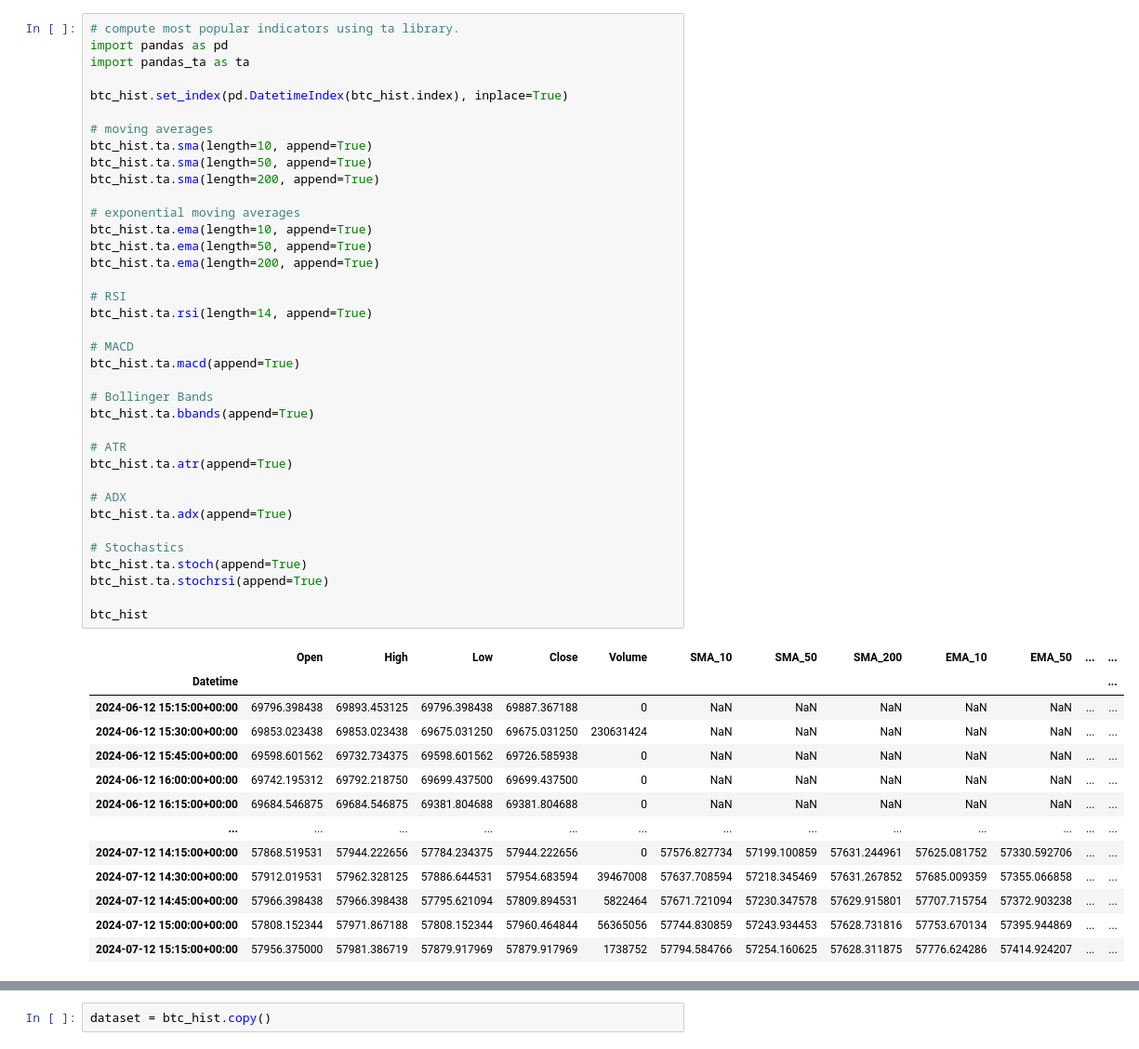
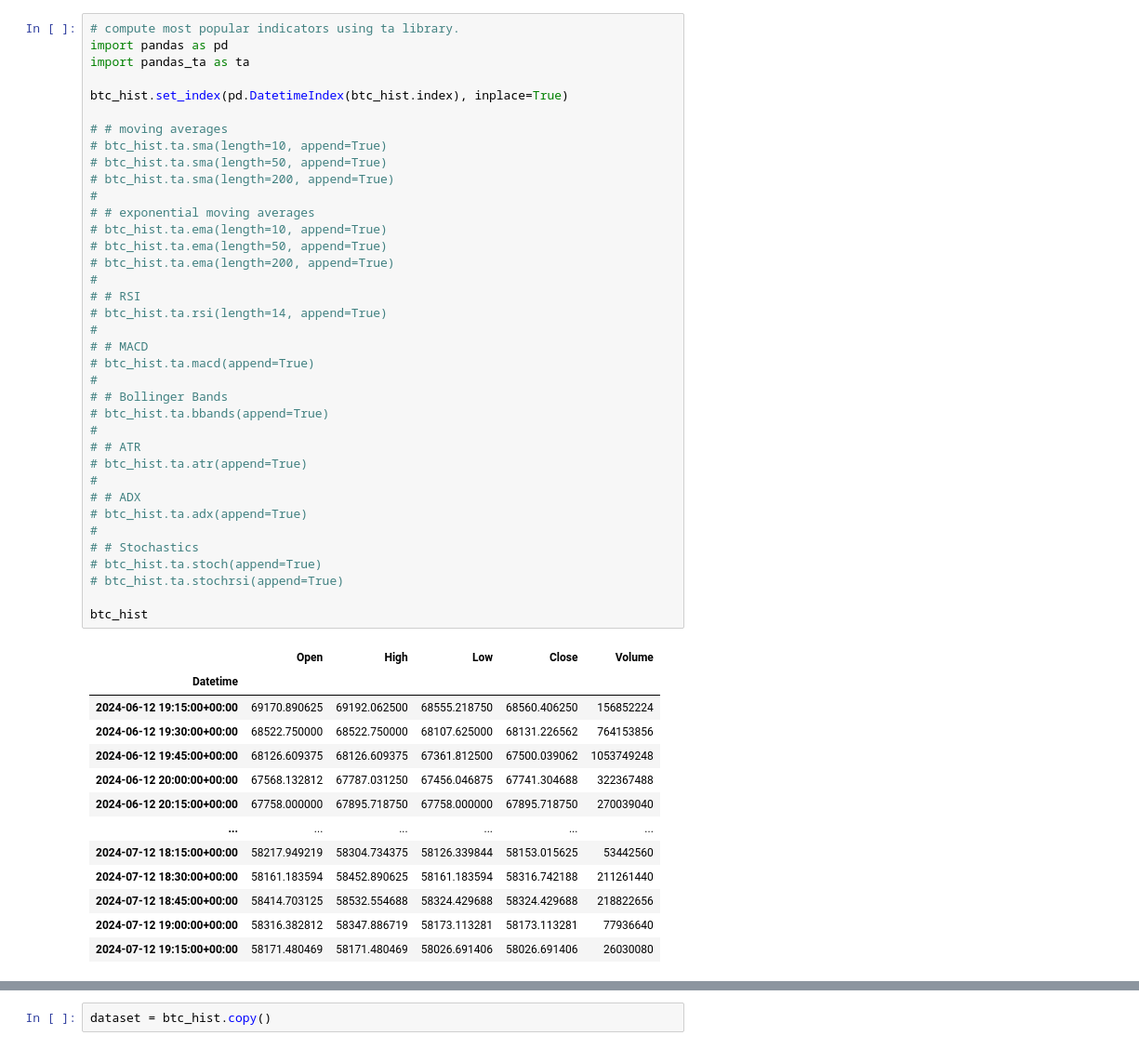
Before and after one commit to TidyMaze/finance, a Jupyter notebook: test.ipynb, the cells around one changed output, grey strips where cells are left out. Shown at 93% size. Cells and saved outputs as stored; diff of their text form.

```diff
--- a/test.ipynb
+++ b/test.ipynb
@@ -35,51 +35,51 @@ mpf.plot(btc_hist[-500:], type='candle', volume=True, title='BTC-USD')
 # %%
 # compute most popular indicators using ta library.
 import pandas as pd
 import pandas_ta as ta
 
 btc_hist.set_index(pd.DatetimeIndex(btc_hist.index), inplace=True)
 
-# moving averages
-btc_hist.ta.sma(length=10, append=True)
-btc_hist.ta.sma(length=50, append=True)
-btc_hist.ta.sma(length=200, append=True)
-
-# exponential moving averages
-btc_hist.ta.ema(length=10, append=True)
-btc_hist.ta.ema(length=50, append=True)
-btc_hist.ta.ema(length=200, append=True)
-
-# RSI
-btc_hist.ta.rsi(length=14, append=True)
-
-# MACD
-btc_hist.ta.macd(append=True)
-
-# Bollinger Bands
-btc_hist.ta.bbands(append=True)
-
-# ATR
-btc_hist.ta.atr(append=True)
-
-# ADX
-btc_hist.ta.adx(append=True)
-
-# Stochastics
-btc_hist.ta.stoch(append=True)
-btc_hist.ta.stochrsi(append=True)
+# # moving averages
+# btc_hist.ta.sma(length=10, append=True)
+# btc_hist.ta.sma(length=50, append=True)
+# btc_hist.ta.sma(length=200, append=True)
+#
+# # exponential moving averages
+# btc_hist.ta.ema(length=10, append=True)
+# btc_hist.ta.ema(length=50, append=True)
+# btc_hist.ta.ema(length=200, append=True)
+#
+# # RSI
+# btc_hist.ta.rsi(length=14, append=True)
+#
+# # MACD
+# btc_hist.ta.macd(append=True)
+#
+# # Bollinger Bands
+# btc_hist.ta.bbands(append=True)
+#
+# # ATR
+# btc_hist.ta.atr(append=True)
+#
+# # ADX
+# btc_hist.ta.adx(append=True)
+#
+# # Stochastics
+# btc_hist.ta.stoch(append=True)
+# btc_hist.ta.stochrsi(append=True)
 
 btc_hist
 # %% [output]
-|  | Open | High | Low | Close | Volume | SMA_10 | SMA_50 | SMA_200 | EMA_10 | EMA_50 | ... | ... |
-| Datetime |  |  |  |  |  |  |  |  |  |  |  | ... |
-| 2024-06-12 15:15:00+00:00 | 69796.398438 | 69893.453125 | 69796.398438 | 69887.367188 | 0 | NaN | NaN | NaN | NaN | NaN | ... | ... |
-| 2024-06-12 15:30:00+00:00 | 69853.023438 | 69853.023438 | 69675.031250 | 69675.031250 | 230631424 | NaN | NaN | NaN | NaN | NaN | ... | ... |
-| 2024-06-12 15:45:00+00:00 | 69598.601562 | 69732.734375 | 69598.601562 | 69726.585938 | 0 | NaN | NaN | NaN | NaN | NaN | ... | ... |
-| 2024-06-12 16:00:00+00:00 | 69742.195312 | 69792.218750 | 69699.437500 | 69699.437500 | 0 | NaN | NaN | NaN | NaN | NaN | ... | ... |
-| 2024-06-12 16:15:00+00:00 | 69684.546875 | 69684.546875 | 69381.804688 | 69381.804688 | 0 | NaN | NaN | NaN | NaN | NaN | ... | ... |
-| ... | ... | ... | ... | ... | ... | ... | ... | ... | ... | ... | ... | ... |
-| 2024-07-12 14:15:00+00:00 | 57868.519531 | 57944.222656 | 57784.234375 | 57944.222656 | 0 | 57576.827734 | 57199.100859 | 57631.244961 | 57625.081752 | 57330.592706 | ... | ... |
-| 2024-07-12 14:30:00+00:00 | 57912.019531 | 57962.328125 | 57886.644531 | 57954.683594 | 39467008 | 57637.708594 | 57218.345469 | 57631.267852 | 57685.009359 | 57355.066858 | ... | ... |
-| 2024-07-12 14:45:00+00:00 | 57966.398438 | 57966.398438 | 57795.621094 | 57809.894531 | 5822464 | 57671.721094 | 57230.347578 | 57629.915801 | 57707.715754 | 57372.903238 | ... | ... |
-| 2024-07-12 15:00:00+00:00 | 57808.152344 | 57971.867188 | 57808.152344 | 57960.464844 | 56365056 | 57744.830859 | 57243.934453 | 57628.731816 | 57753.670134 | 57395.944869 | ... | ... |
-| 2024-07-12 15:15:00+00:00 | 57956.375000 | 57981.386719 | 57879.917969 | 57879.917969 | 1738752 | 57794.584766 | 57254.160625 | 57628.311875 | 57776.624286 | 57414.924207 | ... | ... |
+|  | Open | High | Low | Close | Volume |
+| Datetime |  |  |  |  |  |
+| 2024-06-12 19:15:00+00:00 | 69170.890625 | 69192.062500 | 68555.218750 | 68560.406250 | 156852224 |
+| 2024-06-12 19:30:00+00:00 | 68522.750000 | 68522.750000 | 68107.625000 | 68131.226562 | 764153856 |
+| 2024-06-12 19:45:00+00:00 | 68126.609375 | 68126.609375 | 67361.812500 | 67500.039062 | 1053749248 |
+| 2024-06-12 20:00:00+00:00 | 67568.132812 | 67787.031250 | 67456.046875 | 67741.304688 | 322367488 |
+| 2024-06-12 20:15:00+00:00 | 67758.000000 | 67895.718750 | 67758.000000 | 67895.718750 | 270039040 |
+| ... | ... | ... | ... | ... | ... |
+| 2024-07-12 18:15:00+00:00 | 58217.949219 | 58304.734375 | 58126.339844 | 58153.015625 | 53442560 |
+| 2024-07-12 18:30:00+00:00 | 58161.183594 | 58452.890625 | 58161.183594 | 58316.742188 | 211261440 |
+| 2024-07-12 18:45:00+00:00 | 58414.703125 | 58532.554688 | 58324.429688 | 58324.429688 | 218822656 |
+| 2024-07-12 19:00:00+00:00 | 58316.382812 | 58347.886719 | 58173.113281 | 58173.113281 | 77936640 |
+| 2024-07-12 19:15:00+00:00 | 58171.480469 | 58171.480469 | 58026.691406 | 58026.691406 | 26030080 |
```
Also changed, not shown: parts of 30 cells of this notebook.
